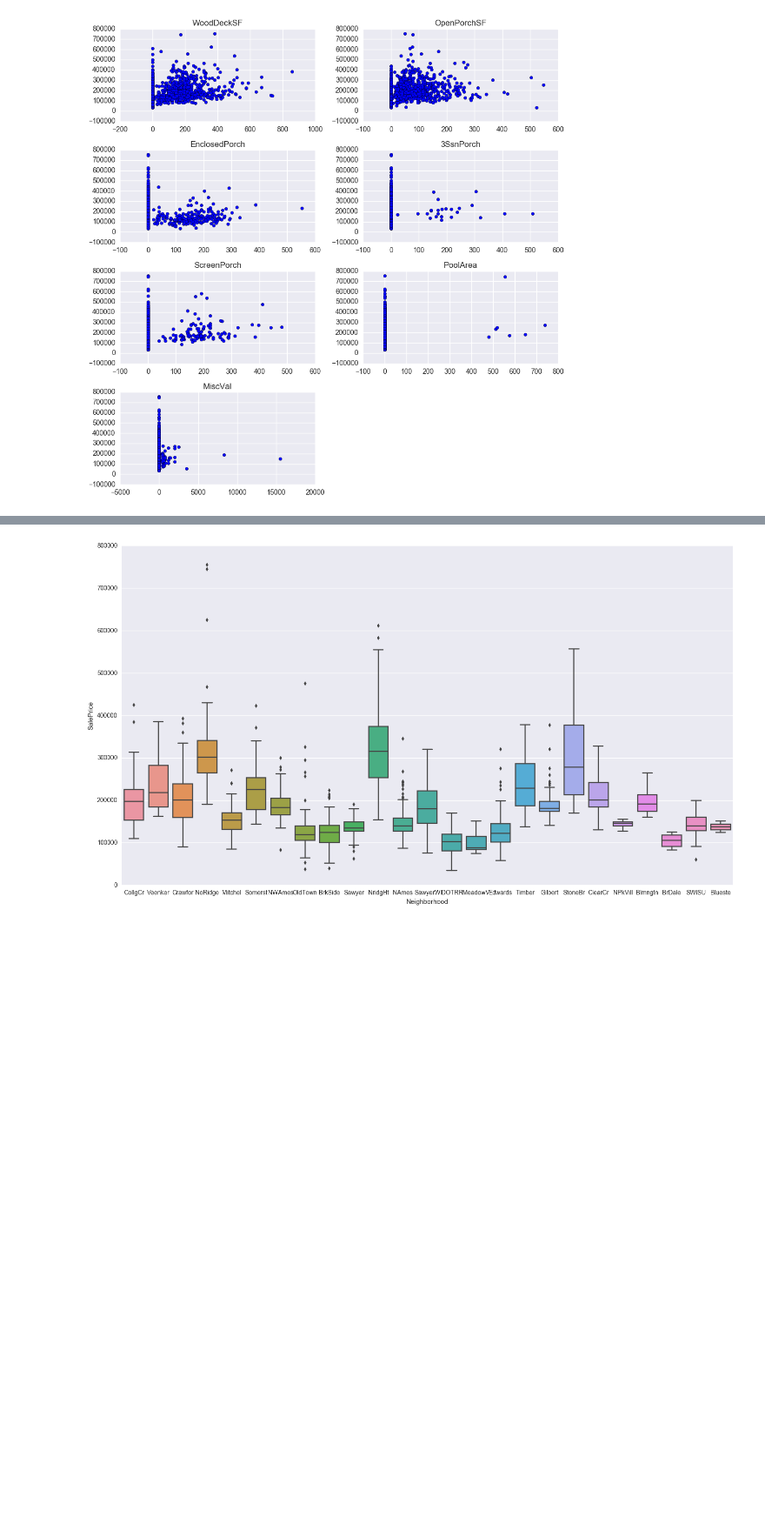
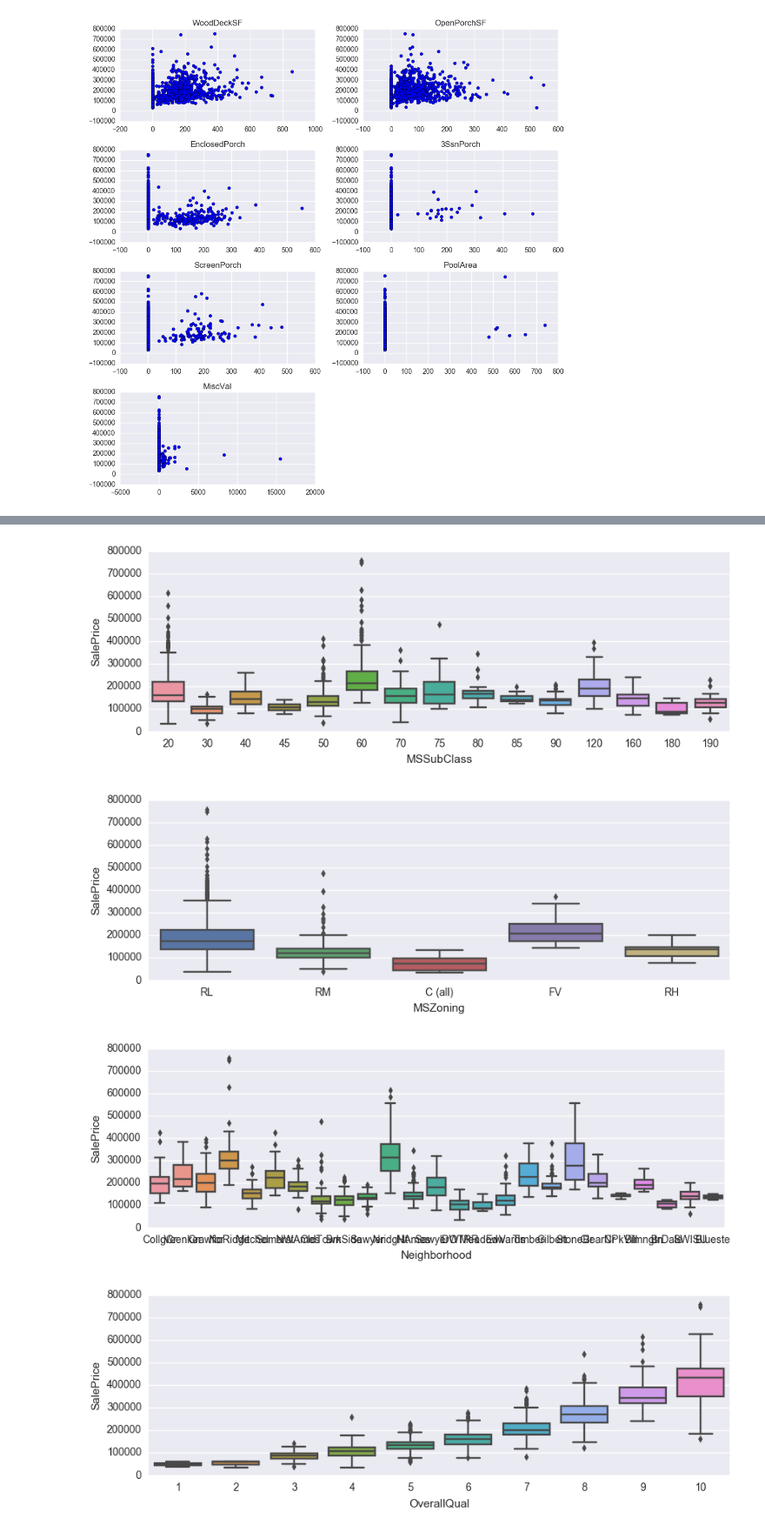
Before and after one commit to baejunyang/datascienceschool, a Jupyter notebook: studying/Kaggle_house_price/Liniear Regression .ipynb, the cells around one changed output, grey strips where cells are left out. Shown at 87% size. Cells and saved outputs as stored; diff of their text form; code cells hidden in the pictures; blank space fills up the shorter version.

```diff
--- a/studying/Kaggle_house_price/Data preprocessing.ipynb
+++ b/studying/Kaggle_house_price/Liniear Regression .ipynb
@@ -254,0 +257,6 @@ plt.show()
+# %%
+#유의미한 변수
+lst_numeric=['BsmtFinSF1', 'TotalBsmtSF', '1stFlrSF', '2ndFlrSF', 'GrLiveArea', 'GarageArea', 'FullBath',
+             'GarageCars', 'TotRmsAbvGrd', 'Fireplaces']
+lst_category=['MSSubClass','MSZoning', 'Neighborhood', 'OverallQual', 'MasVnrType', 'ExterQual', 'Foundation',
+       'BsmtQual', 'BsmtExposure', 'HeatingQC', 'KitchenQual', 'GarageType', 'GarageFinish']
@@ -255,6 +301,13 @@ plt.show()
 # %%
-plt.figure(figsize=(18,10))
-sns.boxplot('Neighborhood', 'SalePrice', data=df)
+for i in lst_category[:5]:
+    t=1
+    plt.figure(figsize=(10,18))
+    plt.subplot(5,1,t)
+    sns.boxplot(i, 'SalePrice', data=df)
+    t+=1
 plt.show()
 # %% [output]
-[figure, old version]
+[figure, new version]
+[figure, added]
+[figure, added]
+[figure, added]
```
Also changed, not shown: parts of 10 cells of this notebook, 3 other files.
